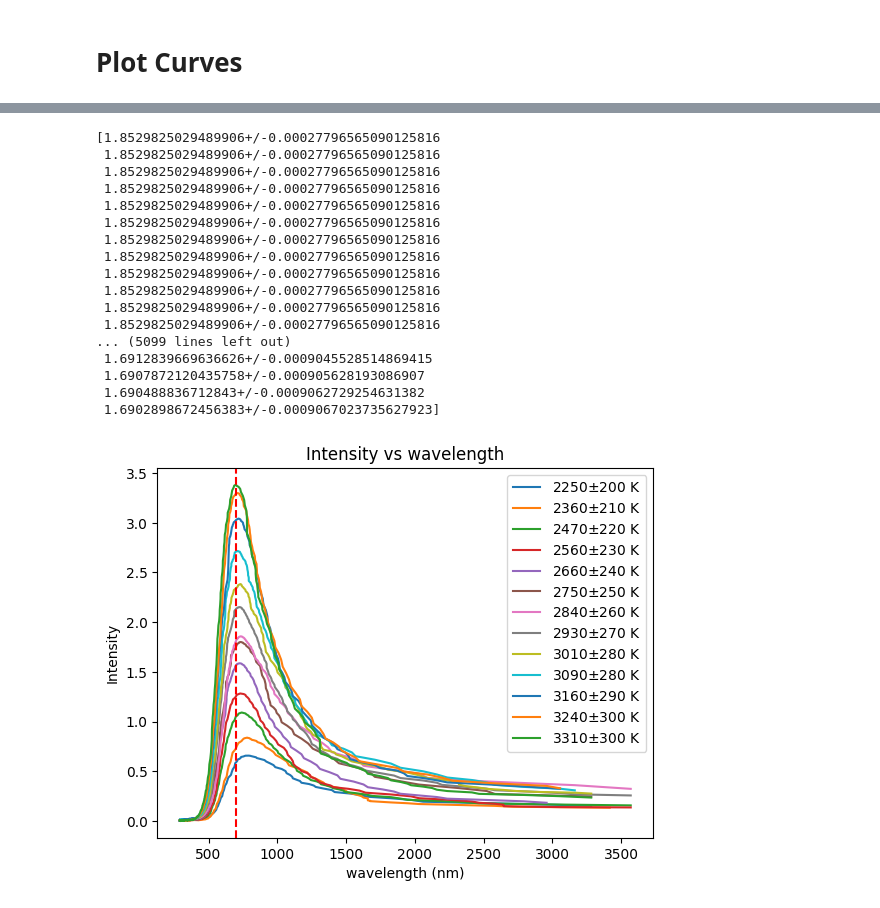
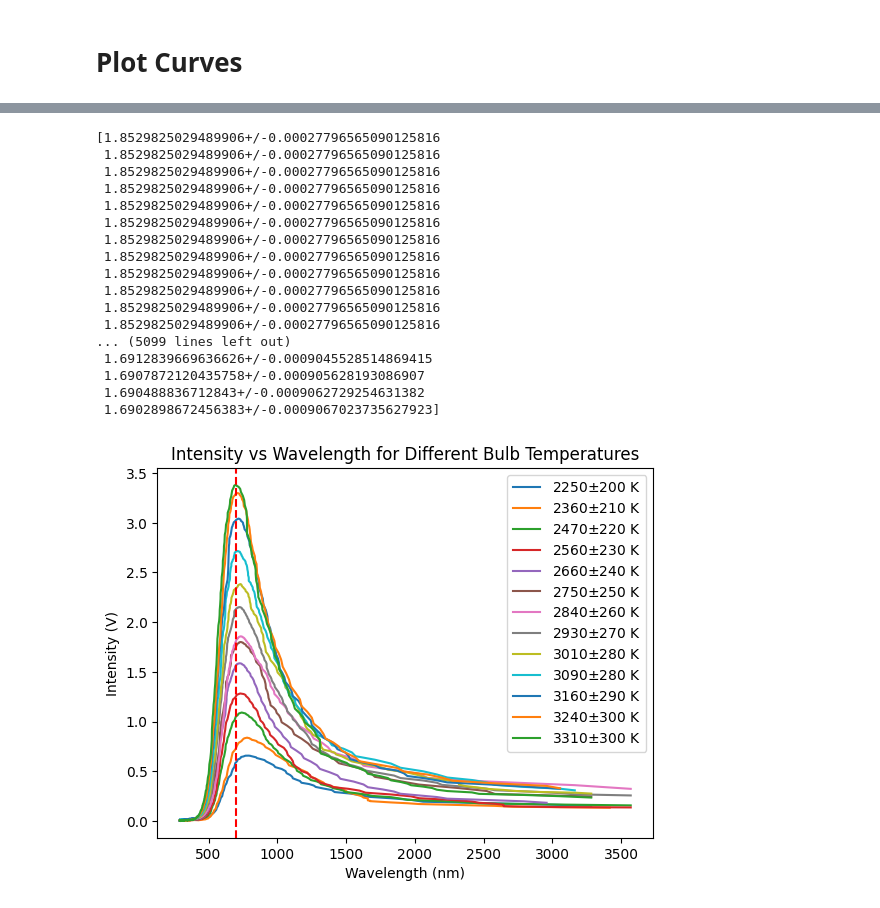
Before and after one commit to AG2048/phy-294-blackbody-radiation, a Jupyter notebook: data_process.ipynb, the cells around one changed output, grey strips where cells are left out. Cells and saved outputs as stored; diff of their text form; code cells hidden in the pictures.

```diff
--- a/data_process.ipynb
+++ b/data_process.ipynb
@@ -323,37 +413,37 @@ for name in np.arange(4.0, 10.5, 0.5):
     B = unc.ufloat(1.689, 0.001)
     wavelength = unp.sqrt(A / (n - B))
     wavelength = unp.nominal_values(wavelength)
     # label each plot with the value
     plt.plot(wavelength, intensity, label='{}$\pm${} K'.format(int(round(T[index].n,-1)), int(round(T[index].s,-1))))
     index += 1
     # plt.xlim(0.9, 1.1)
 
 # plot vertical line at x=700
 plt.axvline(x=700, color='r', linestyle='--')
-plt.xlabel('wavelength (nm)')
-plt.ylabel('Intensity')
-plt.title('Intensity vs wavelength')
+plt.xlabel('Wavelength (nm)')
+plt.ylabel('Intensity (V)')
+plt.title('Intensity vs Wavelength for Different Bulb Temperatures')
 plt.legend()
 plt.show()
 # %% [output]
 [1.8529825029489906+/-0.00027796565090125816
  1.8529825029489906+/-0.00027796565090125816
  1.8529825029489906+/-0.00027796565090125816
  1.8529825029489906+/-0.00027796565090125816
  1.8529825029489906+/-0.00027796565090125816
  1.8529825029489906+/-0.00027796565090125816
  1.8529825029489906+/-0.00027796565090125816
  1.8529825029489906+/-0.00027796565090125816
  1.8529825029489906+/-0.00027796565090125816
  1.8529825029489906+/-0.00027796565090125816
  1.8529825029489906+/-0.00027796565090125816
  1.8529825029489906+/-0.00027796565090125816
 ... (5099 lines left out)
  1.6912839669636626+/-0.0009045528514869415
  1.6907872120435758+/-0.000905628193086907
  1.690488836712843+/-0.0009062729254631382
  1.6902898672456383+/-0.0009067023735627923]
-[figure, old version]
+[figure, new version]
 # %%
 # load data from angle_data folder
 # each file name is value.txt, where value is 4.0, 4.5, 5.0, 5.5, 6.0, 6.5, 7.0, 7.5, 8.0, 8.5, 9.0, 9.5, 10.0
```
Also changed, not shown: parts of 5 cells of this notebook.
